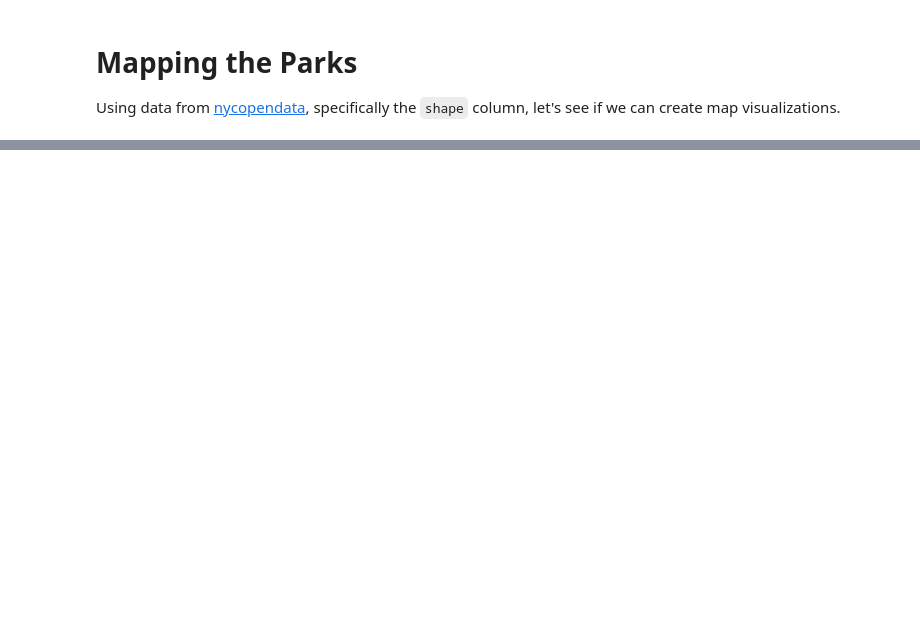
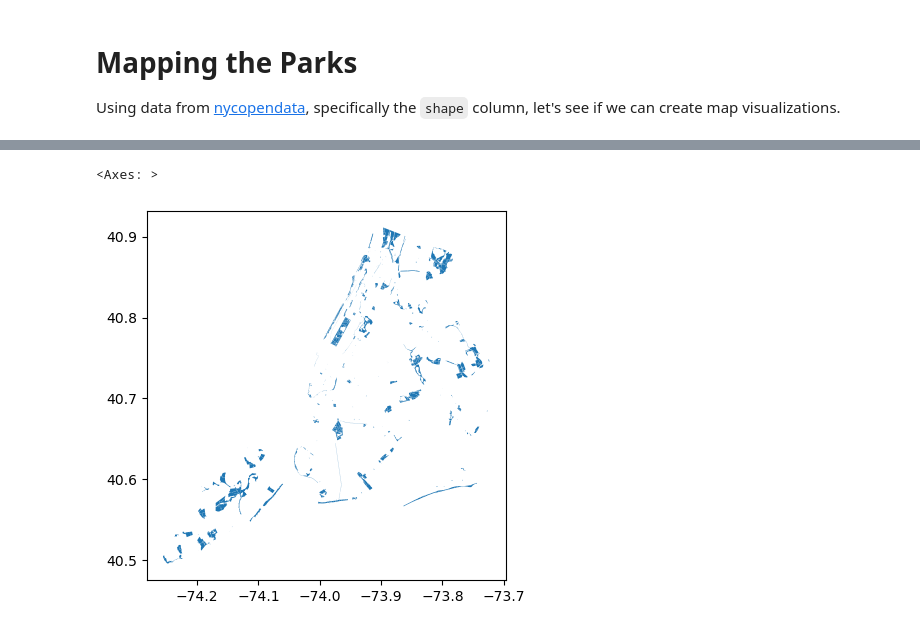
Before and after one commit to newyorkmyc/walks-list, a Jupyter notebook: mapping.ipynb, the cells around one changed output, grey strips where cells are left out. Drawn from its saved outputs; the diff is of its cells as text; code cells hidden in the pictures; blank space fills up the shorter version.

Commit message:
Download and import park data as shapefiles

```diff
--- a/mapping.ipynb
+++ b/mapping.ipynb
@@ -37,0 +49,7 @@ parks_data.head()
+# %%
+parks_shp = gpd.read_file('.././Parks Zones_20241027/geo_export_bcbd7276-bb07-4015-8d80-95bddaf14b24.shp')
+# %%
+parks_shp.plot()
+# %% [output]
+<Axes: >
+[figure, added]
```
Also changed, not shown: parts of 1 cell of this notebook, 3 other files.
